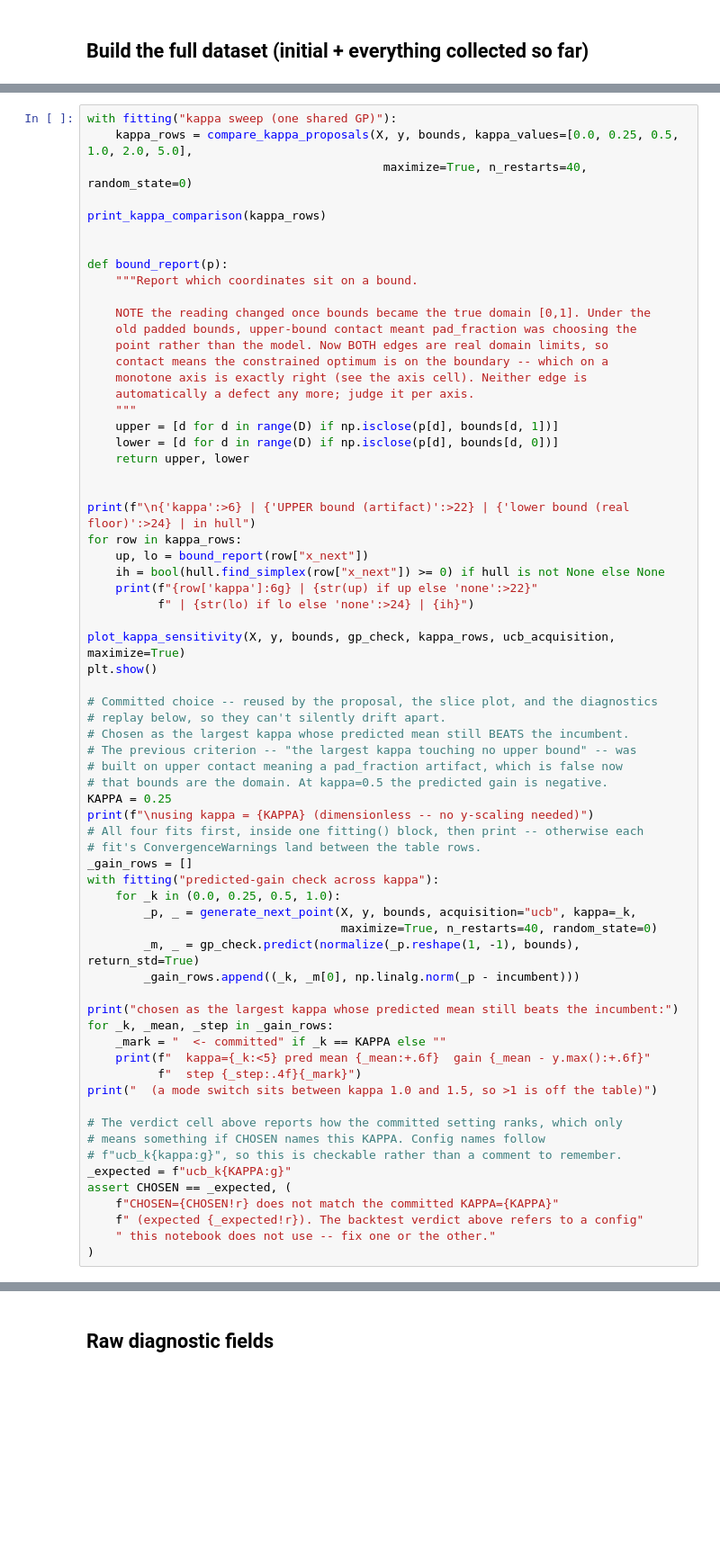
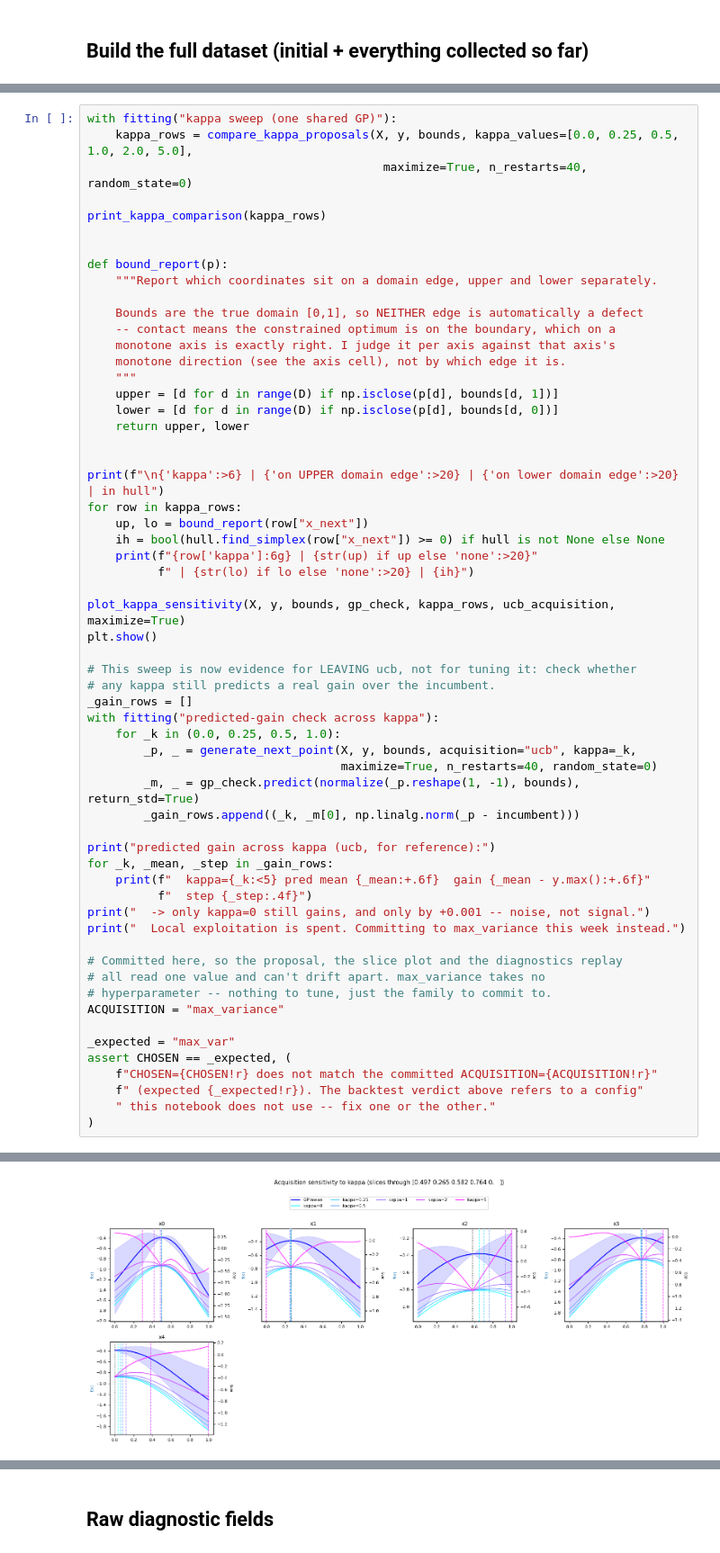
Before and after one commit to nic-gibson/capstone, a Jupyter notebook: function6.ipynb, the cells around one changed output, grey strips where cells are left out. Shown at 90% size. Cells and saved outputs as stored; diff of their text form; blank space fills up the shorter version.

```diff
--- a/function6.ipynb
+++ b/function6.ipynb
@@ -418,40 +471,30 @@ print_kappa_comparison(kappa_rows)
 
 
 def bound_report(p):
-    """Report which coordinates sit on a bound.
+    """Report which coordinates sit on a domain edge, upper and lower separately.
 
-    NOTE the reading changed once bounds became the true domain [0,1]. Under the
-    old padded bounds, upper-bound contact meant pad_fraction was choosing the
-    point rather than the model. Now BOTH edges are real domain limits, so
-    contact means the constrained optimum is on the boundary -- which on a
-    monotone axis is exactly right (see the axis cell). Neither edge is
-    automatically a defect any more; judge it per axis.
+    Bounds are the true domain [0,1], so NEITHER edge is automatically a defect
+    -- contact means the constrained optimum is on the boundary, which on a
+    monotone axis is exactly right. I judge it per axis against that axis's
+    monotone direction (see the axis cell), not by which edge it is.
     """
     upper = [d for d in range(D) if np.isclose(p[d], bounds[d, 1])]
     lower = [d for d in range(D) if np.isclose(p[d], bounds[d, 0])]
     return upper, lower
 
 
-print(f"\n{'kappa':>6} | {'UPPER bound (artifact)':>22} | {'lower bound (real floor)':>24} | in hull")
+print(f"\n{'kappa':>6} | {'on UPPER domain edge':>20} | {'on lower domain edge':>20} | in hull")
 for row in kappa_rows:
     up, lo = bound_report(row["x_next"])
     ih = bool(hull.find_simplex(row["x_next"]) >= 0) if hull is not None else None
-    print(f"{row['kappa']:6g} | {str(up) if up else 'none':>22}"
-          f" | {str(lo) if lo else 'none':>24} | {ih}")
+    print(f"{row['kappa']:6g} | {str(up) if up else 'none':>20}"
+          f" | {str(lo) if lo else 'none':>20} | {ih}")
 
 plot_kappa_sensitivity(X, y, bounds, gp_check, kappa_rows, ucb_acquisition, maximize=True)
 plt.show()
 
-# Committed choice -- reused by the proposal, the slice plot, and the diagnostics
-# replay below, so they can't silently drift apart.
-# Chosen as the largest kappa whose predicted mean still BEATS the incumbent.
-# The previous criterion -- "the largest kappa touching no upper bound" -- was
-# built on upper contact meaning a pad_fraction artifact, which is false now
-# that bounds are the domain. At kappa=0.5 the predicted gain is negative.
-KAPPA = 0.25
-print(f"\nusing kappa = {KAPPA} (dimensionless -- no y-scaling needed)")
-# All four fits first, inside one fitting() block, then print -- otherwise each
-# fit's ConvergenceWarnings land between the table rows.
+# This sweep is now evidence for LEAVING ucb, not for tuning it: check whether
+# any kappa still predicts a real gain over the incumbent.
 _gain_rows = []
 with fitting("predicted-gain check across kappa"):
     for _k in (0.0, 0.25, 0.5, 1.0):
@@ -460,19 +503,22 @@ with fitting("predicted-gain check across kappa"):
         _m, _ = gp_check.predict(normalize(_p.reshape(1, -1), bounds), return_std=True)
         _gain_rows.append((_k, _m[0], np.linalg.norm(_p - incumbent)))
 
-print("chosen as the largest kappa whose predicted mean still beats the incumbent:")
+print("predicted gain across kappa (ucb, for reference):")
 for _k, _mean, _step in _gain_rows:
-    _mark = "  <- committed" if _k == KAPPA else ""
     print(f"  kappa={_k:<5} pred mean {_mean:+.6f}  gain {_mean - y.max():+.6f}"
-          f"  step {_step:.4f}{_mark}")
-print("  (a mode switch sits between kappa 1.0 and 1.5, so >1 is off the table)")
+          f"  step {_step:.4f}")
+print("  -> only kappa=0 still gains, and only by +0.001 -- noise, not signal.")
+print("  Local exploitation is spent. Committing to max_variance this week instead.")
 
-# The verdict cell above reports how the committed setting ranks, which only
-# means something if CHOSEN names this KAPPA. Config names follow
-# f"ucb_k{kappa:g}", so this is checkable rather than a comment to remember.
-_expected = f"ucb_k{KAPPA:g}"
+# Committed here, so the proposal, the slice plot and the diagnostics replay
+# all read one value and can't drift apart. max_variance takes no
+# hyperparameter -- nothing to tune, just the family to commit to.
+ACQUISITION = "max_variance"
+
+_expected = "max_var"
 assert CHOSEN == _expected, (
-    f"CHOSEN={CHOSEN!r} does not match the committed KAPPA={KAPPA}"
+    f"CHOSEN={CHOSEN!r} does not match the committed ACQUISITION={ACQUISITION!r}"
     f" (expected {_expected!r}). The backtest verdict above refers to a config"
     " this notebook does not use -- fix one or the other."
 )
+# %% [output]
@@ -478,0 +543 @@ assert CHOSEN == _expected, (
+[figure, added]
```
Also changed, not shown: parts of 27 cells of this notebook, 30 other files.
